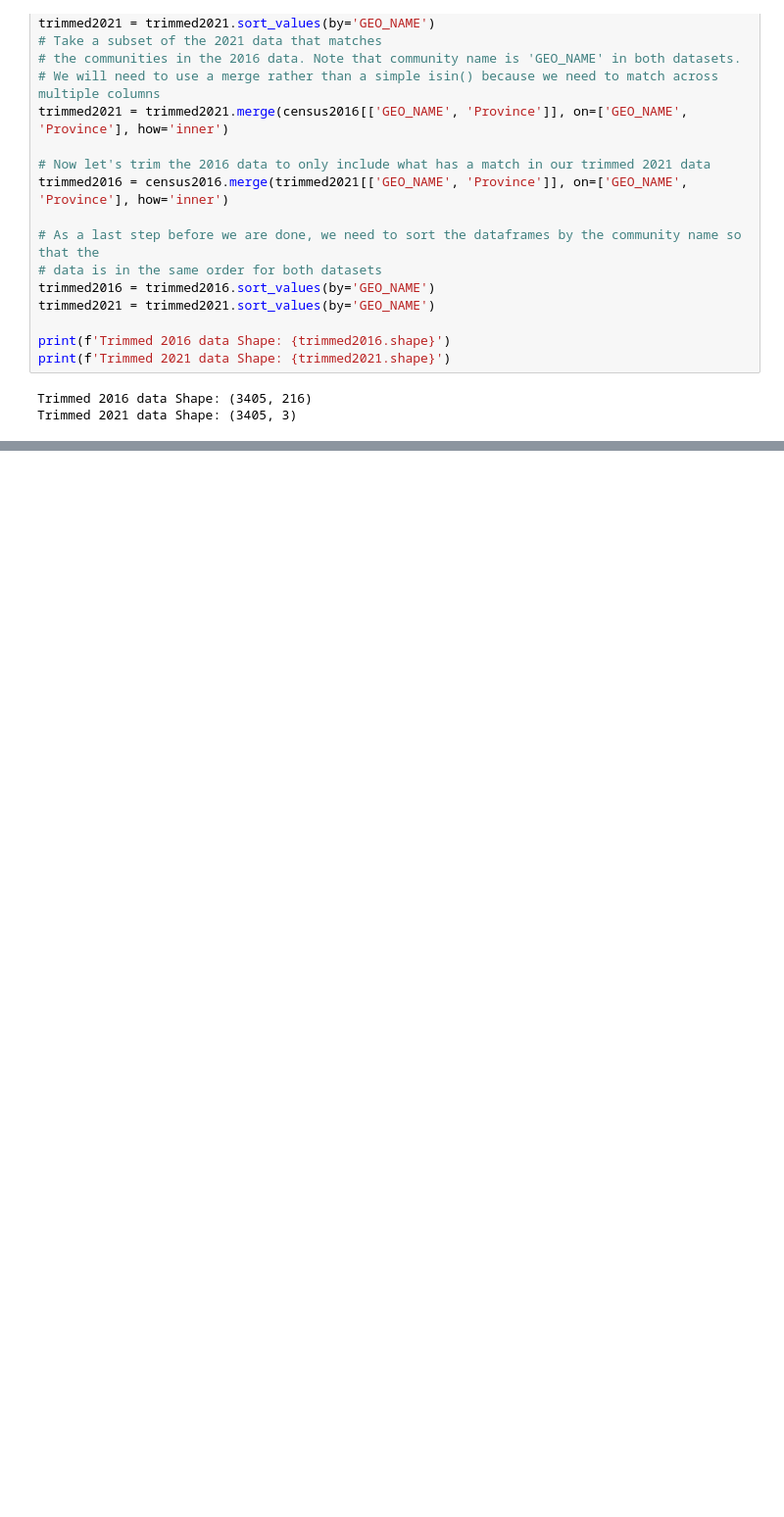
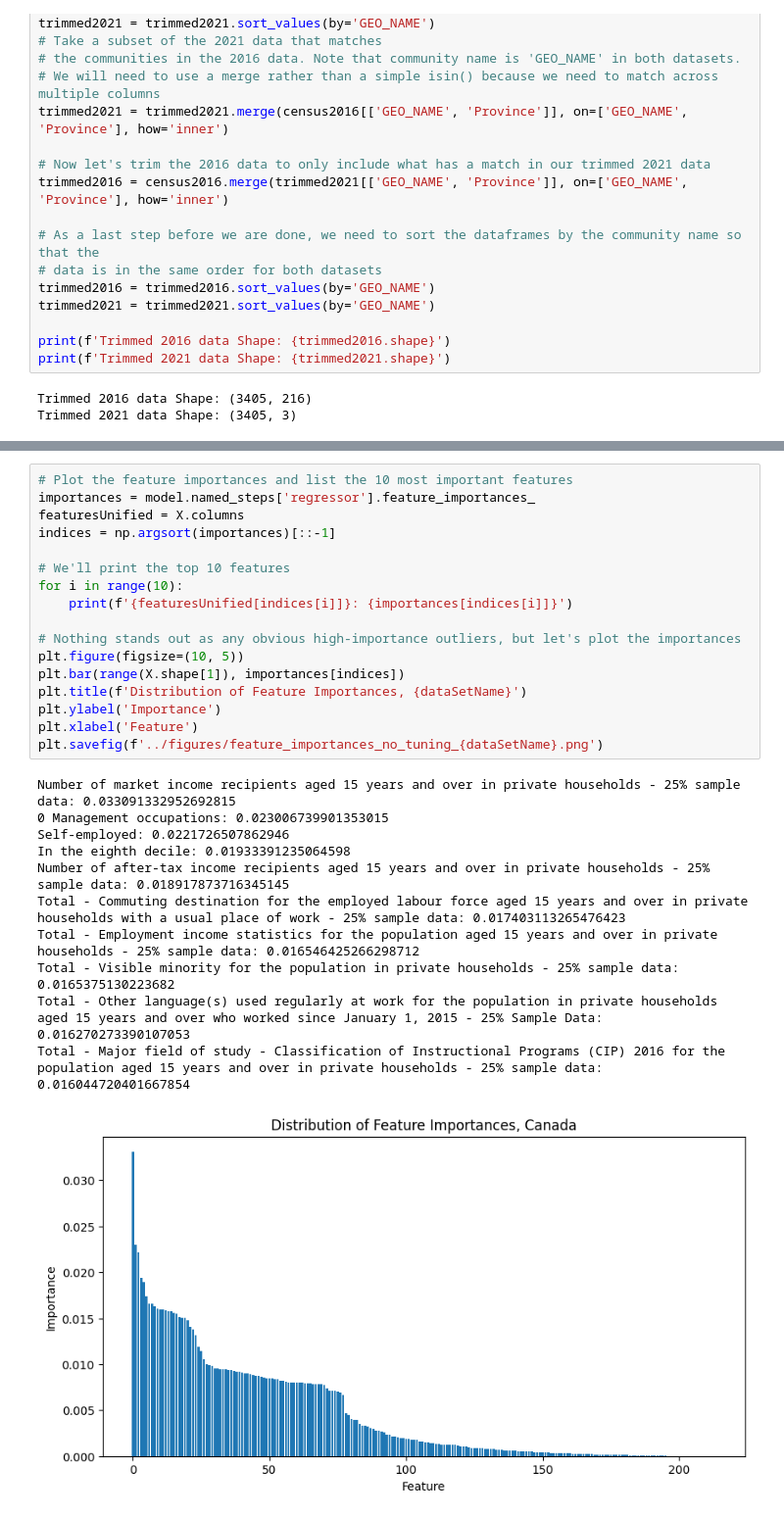
Before and after one commit to danesheppard/CommunityGrowthPrediction, a Jupyter notebook: pythonScripts/CanadaWideAnalysis.ipynb, the cells around one changed output, grey strips where cells are left out. Shown at 98% size. Drawn from its saved outputs; the diff is of its cells as text; blank space fills up the shorter version.

```diff
--- a/pythonScripts/CanadaWideAnalysis.ipynb
+++ b/pythonScripts/CanadaWideAnalysis.ipynb
@@ -52,0 +202,29 @@ Trimmed 2021 data Shape: (3405, 3)
+# %%
+# Plot the feature importances and list the 10 most important features
+importances = model.named_steps['regressor'].feature_importances_
+featuresUnified = X.columns
+indices = np.argsort(importances)[::-1]
+
+# We'll print the top 10 features
+for i in range(10):
+    print(f'{featuresUnified[indices[i]]}: {importances[indices[i]]}')
+
+# Nothing stands out as any obvious high-importance outliers, but let's plot the importances
+plt.figure(figsize=(10, 5))
+plt.bar(range(X.shape[1]), importances[indices])
+plt.title(f'Distribution of Feature Importances, {dataSetName}')
+plt.ylabel('Importance')
+plt.xlabel('Feature')
+plt.savefig(f'../figures/feature_importances_no_tuning_{dataSetName}.png')
+# %% [output]
+Number of market income recipients aged 15 years and over in private households - 25% sample data: 0.033091332952692815
+0 Management occupations: 0.023006739901353015
+Self-employed: 0.0221726507862946
+In the eighth decile: 0.01933391235064598
+Number of after-tax income recipients aged 15 years and over in private households - 25% sample data: 0.018917873716345145
+Total - Commuting destination for the employed labour force aged 15 years and over in private households with a usual place of work - 25% sample data: 0.017403113265476423
+Total - Employment income statistics for the population aged 15 years and over in private households - 25% sample data: 0.016546425266298712
+Total - Visible minority for the population in private households - 25% sample data: 0.0165375130223682
+Total - Other language(s) used regularly at work for the population in private households aged 15 years and over who worked since January 1, 2015 - 25% Sample Data: 0.016270273390107053
+Total - Major field of study - Classification of Instructional Programs (CIP) 2016 for the population aged 15 years and over in private households - 25% sample data: 0.016044720401667854
+[figure, added]
```
Also changed, not shown: parts of 7 cells of this notebook, 5 other files.
